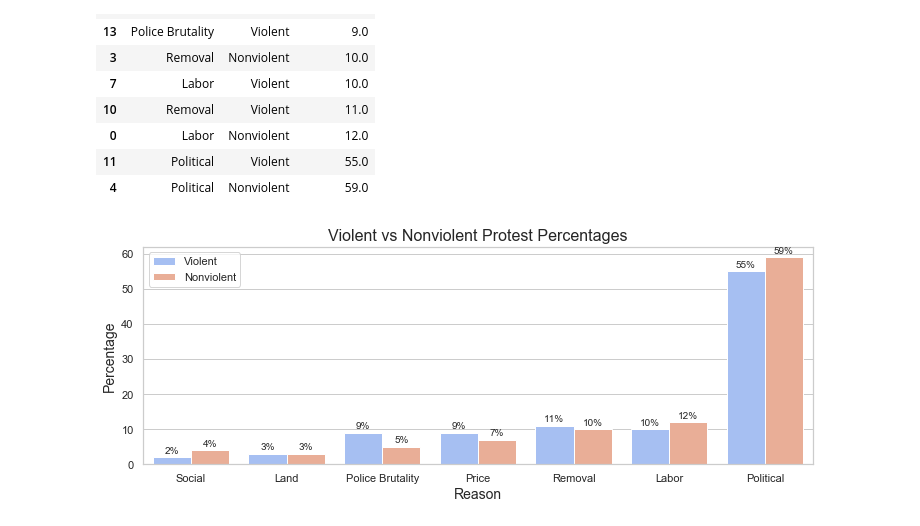
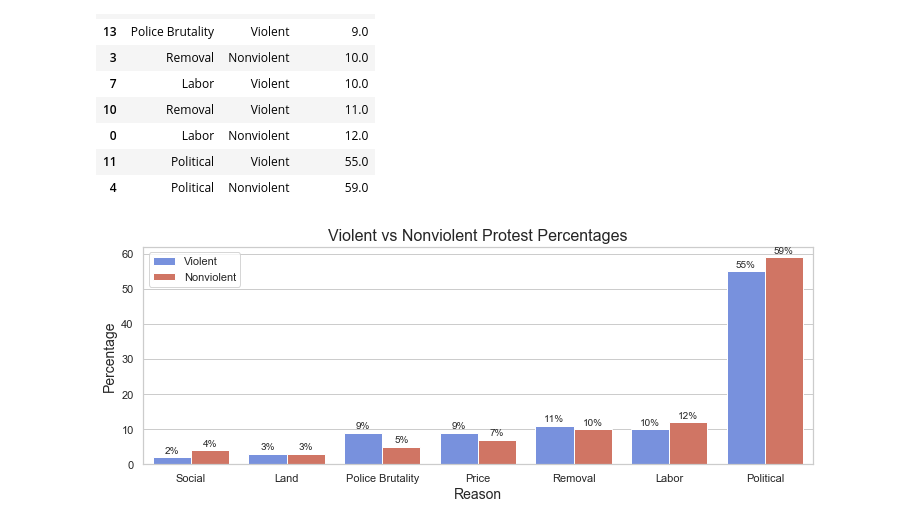
Before and after one commit to rainiwu/global-protests-analysis, a Jupyter notebook: Andrew.ipynb, the cells around one changed output. Saved outputs shown, nothing was run; the diff lists cells and outputs as text; code cells hidden in the pictures.

Commit message:
Fixed graph colors

```diff
--- a/Andrew.ipynb
+++ b/Andrew.ipynb
@@ -108,7 +108,7 @@ fig, ax = plt.subplots(figsize=fig_dims)
 
 # Plotting
 sns.set_palette('coolwarm')
-palette ={"Violent Protests": "C1", "Nonviolent Protests": "C10"}
+palette ={"Violent Protests": "C0", "Nonviolent Protests": "C11"}
 
 violence_plot = sns.barplot(x = 'Reason', y = 'Value', hue = 'Variable', data = melted, ax = ax, palette = palette)
 
@@ -150,26 +150,26 @@ melted2
 # %%
 # Plotting dimensions
 fig_dims = (12, 4)
 fig, ax = plt.subplots(figsize=fig_dims)
 
 # Plotting
 sns.set_palette('coolwarm')
-palette ={"Violent": "C1", "Nonviolent": "C10"}
+palette ={"Violent": "C0", "Nonviolent": "C11"}
 
 violence_plot = sns.barplot(x = 'Reason', y = 'Percentage', hue = 'Variable', data = melted2, ax = ax, palette = palette)
 
 
 for p in violence_plot.patches:
     height = int(p.get_height())
     ax.annotate('{}'.format(height) + '%', xy = (p.get_x() + p.get_width() / 2, height), xytext = (0, 2),
                 textcoords = 'offset points', ha = 'center', va = 'bottom')
 
 plt.gca().legend().set_title('')
 plt.xlabel('Reason', size = 14)
 plt.ylabel('Percentage', size = 14)
 plt.title('Violent vs Nonviolent Protest Percentages', size = 16)
 
 
 None
 # %% [output]
-[figure, old version]
+[figure, new version]
```
Also changed, not shown: parts of 1 cell of this notebook.
